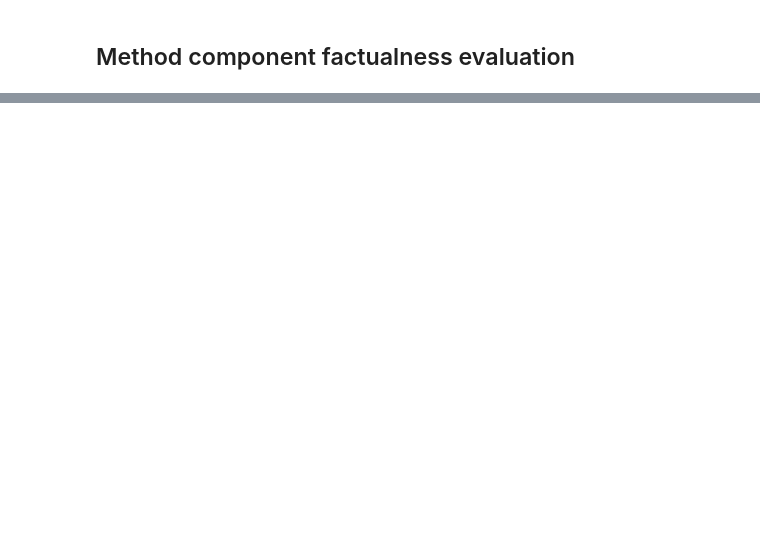
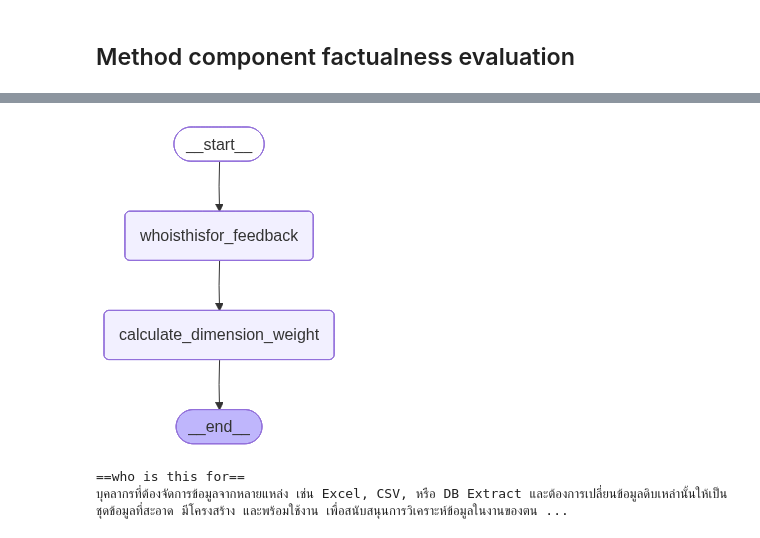
Before and after one commit to JamaicaBoi/spark-eval-framework, a Jupyter notebook: eval_notebook.ipynb, the cells around one changed output, grey strips where cells are left out. Cells and saved outputs as stored; diff of their text form; code cells hidden in the pictures; blank space fills up the shorter version.

```diff
--- a/eval_notebook.ipynb
+++ b/eval_notebook.ipynb
@@ -80,0 +134,8 @@ result['eval_score']
+# %%
+display(Image(whoisthisfor_feedback_graph.get_graph().draw_mermaid_png()))
+print('==who is this for==')
+print(state['micro_credentials']['whoisthisfor_statement'])
+# %% [output]
+[figure, added]
+==who is this for==
+บุคลากรที่ต้องจัดการข้อมูลจากหลายแหล่ง เช่น Excel, CSV, หรือ DB Extract และต้องการเปลี่ยนข้อมูลดิบเหล่านั้นให้เป็นชุดข้อมูลที่สะอาด มีโครงสร้าง และพร้อมใช้งาน เพื่อสนับสนุนการวิเคราะห์ข้อมูลในงานของตน ...
```
Also changed, not shown: parts of 15 cells of this notebook, 8 other files.
